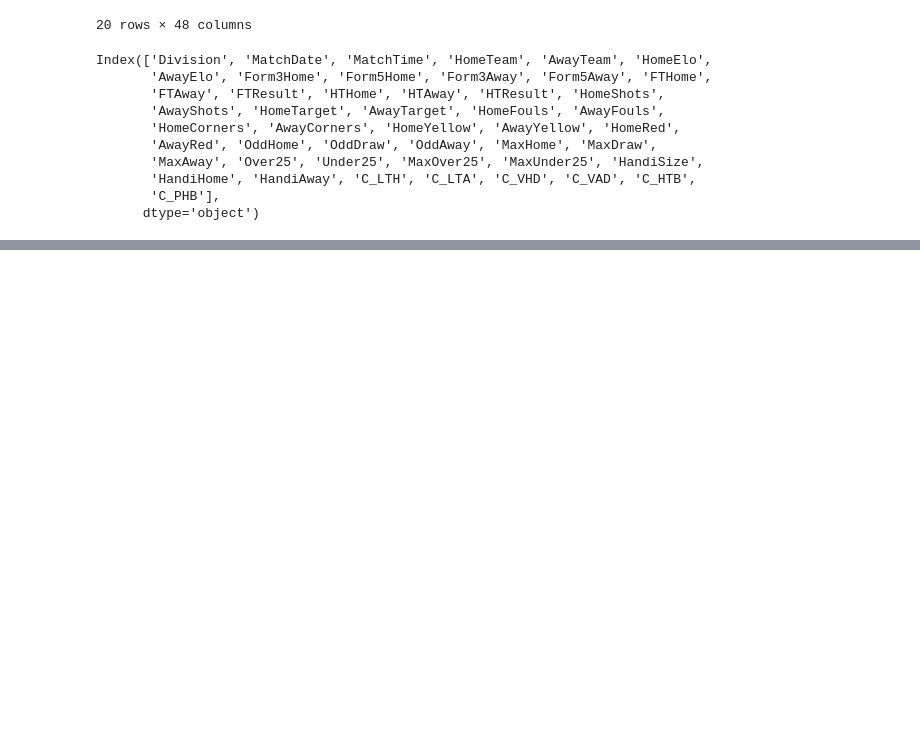
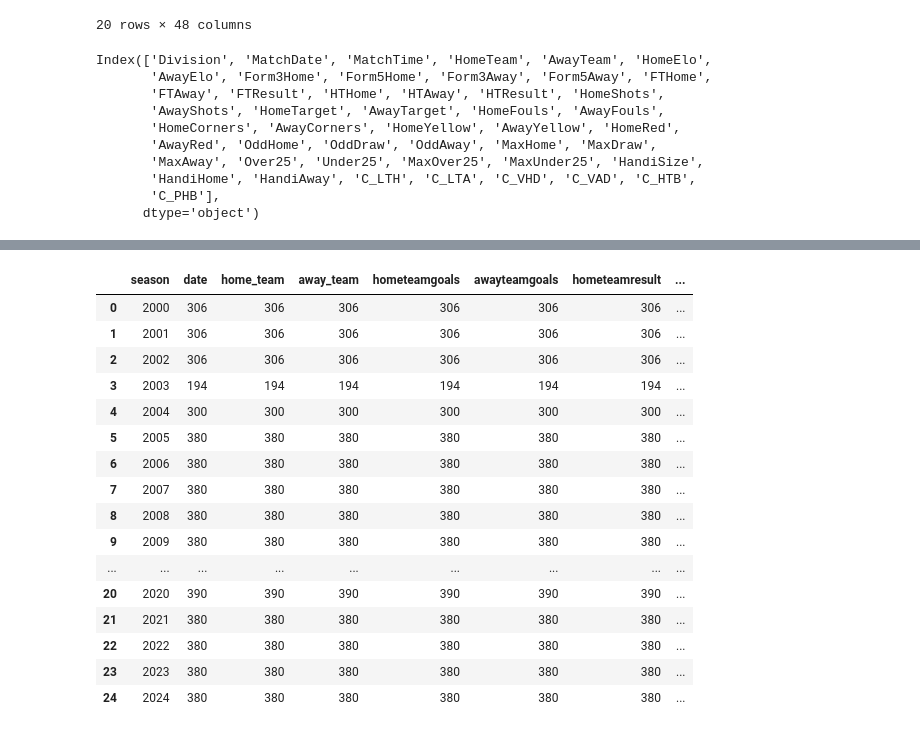
Before and after one commit to mikeyautorino2/skillvsluck, a Jupyter notebook: data/european_soccer/code/bundesliga_la_liga_cleaning.ipynb, the cells around one changed output, grey strips where cells are left out. Saved outputs shown, nothing was run; the diff lists cells and outputs as text; code cells hidden in the pictures; blank space fills up the shorter version.

```diff
--- a/data/european_soccer/code/bundesliga_la_liga_cleaning.ipynb
+++ b/data/european_soccer/code/bundesliga_la_liga_cleaning.ipynb
@@ -73,4 +75,6 @@ df_La_Liga = df[df["Division"] == "SP1"].copy()
 # %%
 df_Bundesliga=df_Bundesliga.drop(columns = "Division")
 df_La_Liga=df_La_Liga.drop(columns = "Division")
+df_premier_league = df_premier_league.drop(columns = "Division")
+df_serie_a = df_serie_a.drop(columns = "Division")
 # %%
@@ -92,6 +96,9 @@ df_La_Liga
 # %%
 df_Bundesliga["MatchDate"] = pd.to_datetime(df_Bundesliga["MatchDate"], errors="coerce", dayfirst=False)
 df_La_Liga["MatchDate"] = pd.to_datetime(df_La_Liga["MatchDate"], errors="coerce", dayfirst=False)
+df_serie_a["MatchDate"] = pd.to_datetime(df_serie_a["MatchDate"], errors="coerce", dayfirst=False)
+df_premier_league["MatchDate"] = pd.to_datetime(df_premier_league["MatchDate"], errors="coerce", dayfirst=False)
+
 
 def get_season(date):
     if pd.isna(date):
@@ -105,6 +112,9 @@ def get_season(date):
 
 df_Bundesliga["season"] = df_Bundesliga["MatchDate"].apply(get_season)
 df_La_Liga["season"] = df_La_Liga["MatchDate"].apply(get_season)
+df_serie_a["season"] = df_serie_a["MatchDate"].apply(get_season)
+df_premier_league["season"] = df_premier_league["MatchDate"].apply(get_season)
+
 
 # Move season to the front of the df
 col = "season"
@@ -114,8 +124,9 @@ cols = [col] + [c for c in df_Bundesliga.columns if c != col]
 
 # Reorder the DataFrame
 df_Bundesliga = df_Bundesliga[cols]
-
+df_serie_a = df_serie_a[cols]
 df_La_Liga = df_La_Liga[cols]
+df_premier_league = df_premier_league[cols]
 # %%
 final_Bundesliga_df = df_Bundesliga.sort_values(
     ["season", "MatchDate"],
@@ -245,0 +331,20 @@ plt.show()
+# %%
+final_serie_a_df.groupby("season").agg("count").reset_index()
+# %% [output]
+|  | season | date | home_team | away_team | hometeamgoals | awayteamgoals | hometeamresult | ... |
+| 0 | 2000 | 306 | 306 | 306 | 306 | 306 | 306 | ... |
+| 1 | 2001 | 306 | 306 | 306 | 306 | 306 | 306 | ... |
+| 2 | 2002 | 306 | 306 | 306 | 306 | 306 | 306 | ... |
+| 3 | 2003 | 194 | 194 | 194 | 194 | 194 | 194 | ... |
+| 4 | 2004 | 300 | 300 | 300 | 300 | 300 | 300 | ... |
+| 5 | 2005 | 380 | 380 | 380 | 380 | 380 | 380 | ... |
+| 6 | 2006 | 380 | 380 | 380 | 380 | 380 | 380 | ... |
+| 7 | 2007 | 380 | 380 | 380 | 380 | 380 | 380 | ... |
+| 8 | 2008 | 380 | 380 | 380 | 380 | 380 | 380 | ... |
+| 9 | 2009 | 380 | 380 | 380 | 380 | 380 | 380 | ... |
+| ... | ... | ... | ... | ... | ... | ... | ... | ... |
+| 20 | 2020 | 390 | 390 | 390 | 390 | 390 | 390 | ... |
+| 21 | 2021 | 380 | 380 | 380 | 380 | 380 | 380 | ... |
+| 22 | 2022 | 380 | 380 | 380 | 380 | 380 | 380 | ... |
+| 23 | 2023 | 380 | 380 | 380 | 380 | 380 | 380 | ... |
+| 24 | 2024 | 380 | 380 | 380 | 380 | 380 | 380 | ... |
```
Also changed, not shown: parts of 14 cells of this notebook, 5 other files.
